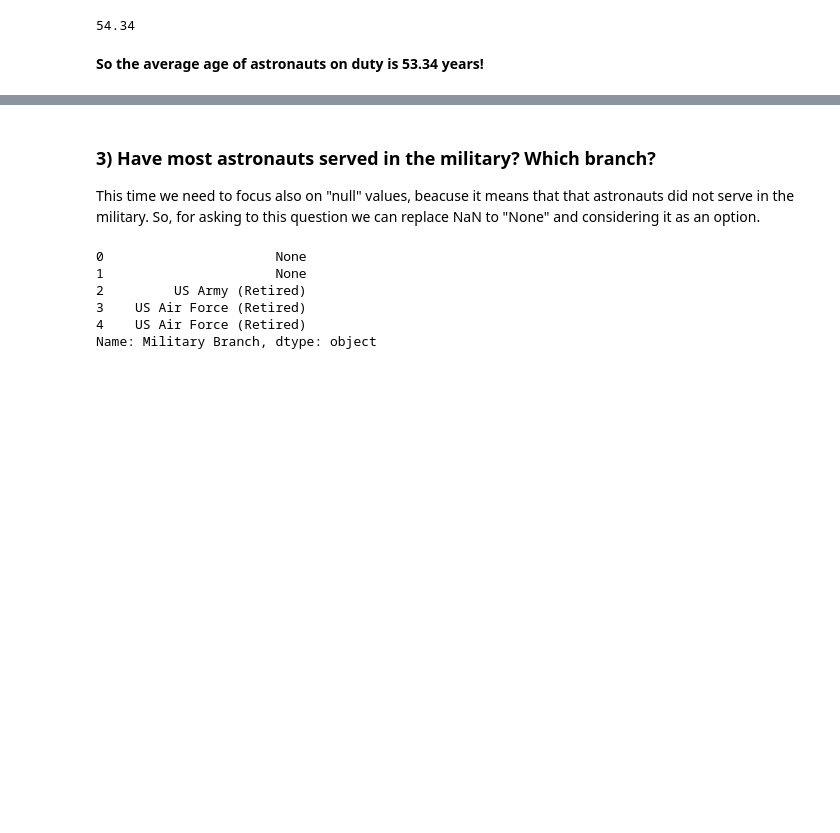
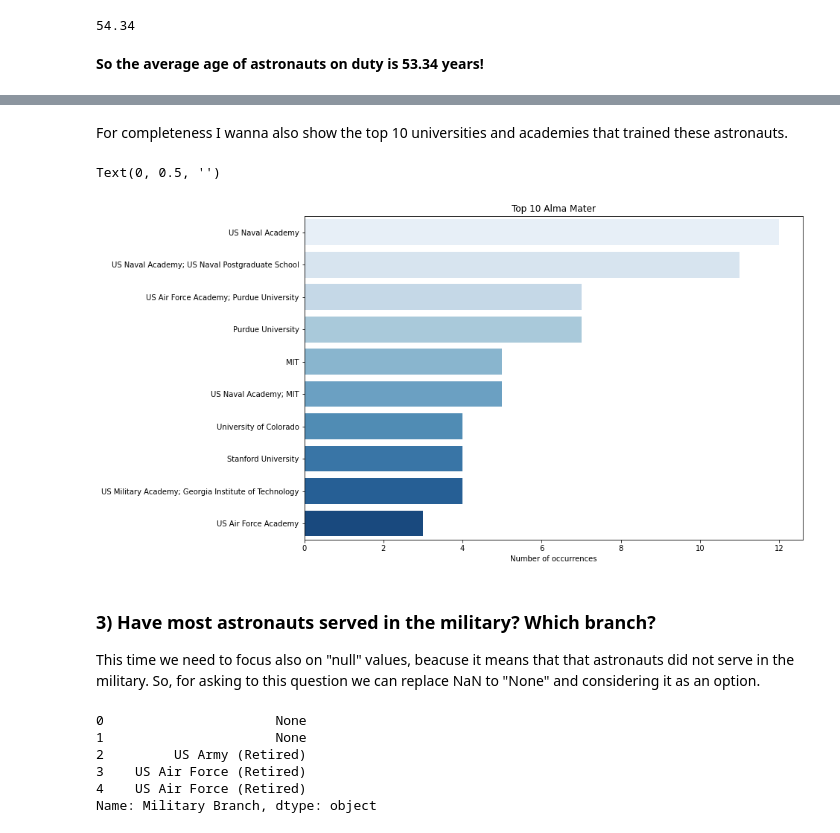
Before and after one commit to francescodisalvo05/NASAstronauts, a Jupyter notebook: NASAstronauts.ipynb, the cells around one changed output, grey strips where cells are left out. Drawn from its saved outputs; the diff is of its cells as text; code cells hidden in the pictures; blank space fills up the shorter version.

```diff
--- a/NASAstronauts.ipynb
+++ b/NASAstronauts.ipynb
@@ -101,3 +103,15 @@ Text(0.5, 0, 'Number of occurrences')
+# %% [markdown]
+For completeness I wanna also show the top 10 universities and academies that trained these astronauts.
+# %%
+universities = df.groupby(["Alma Mater"]).count()['Name'].sort_values(ascending=False)[:10]
+
+plt.figure(figsize=(12, 8))
+sns.barplot(y=universities.index, x=universities.values, palette="Blues").set_title("Top 10 Alma Mater")
+plt.xlabel("Number of occurrences")
+plt.ylabel(None)
+# %% [output]
+Text(0, 0.5, '')
+[figure, added]
 # %% [markdown]
 ### 3) Have most astronauts served in the military? Which branch?
 This time we need to focus also on "null" values, beacuse it means that that astronauts did not serve in the military. So, for asking to this question we can replace NaN to "None" and considering it as an option.
```
Also changed, not shown: parts of 10 cells of this notebook.
